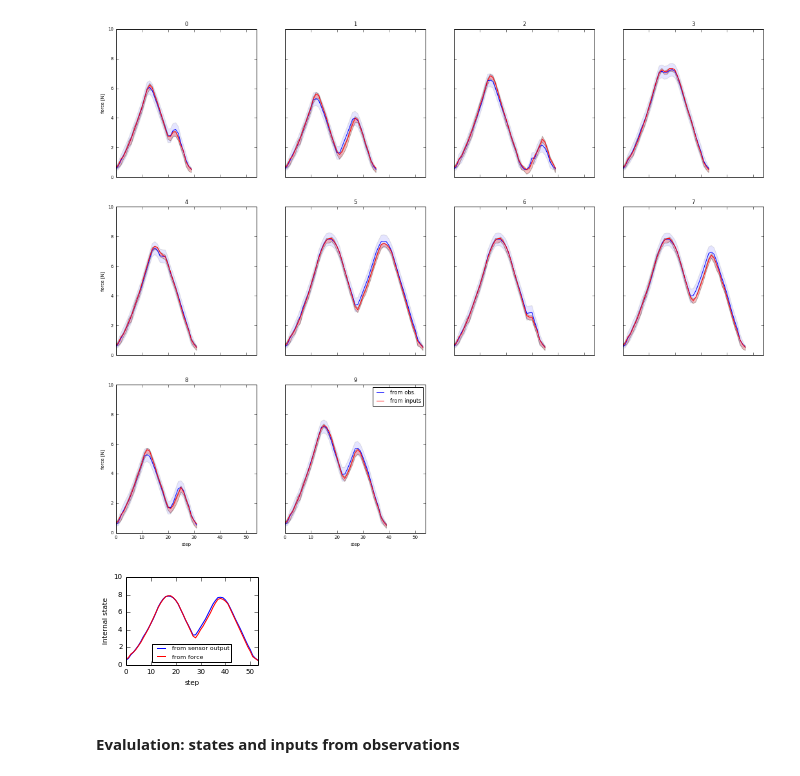
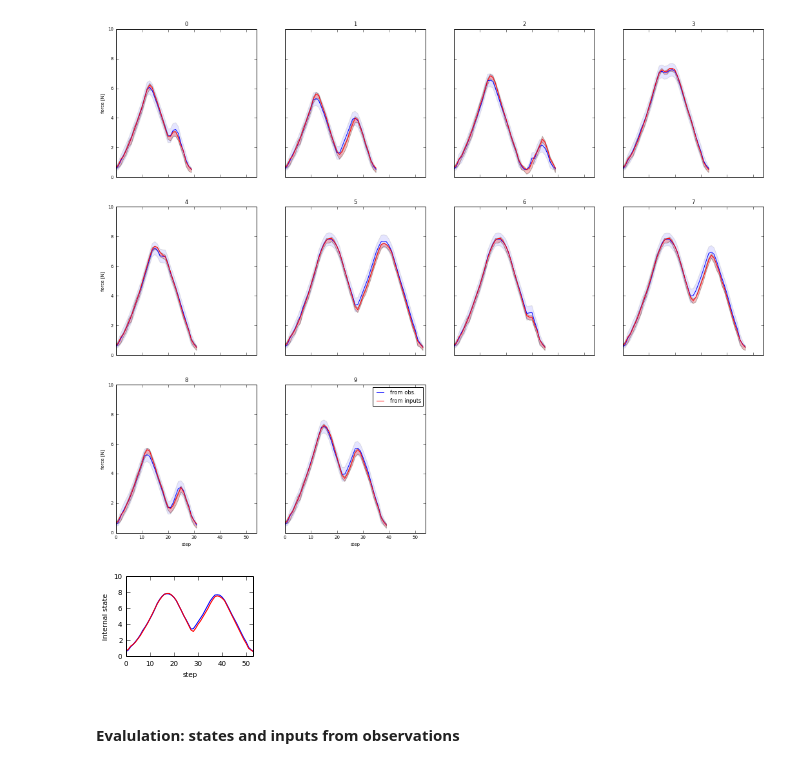
Before and after one commit to surban/ml, a Jupyter notebook: notebooks/Skin-ControlObservationChain-Factorgraph-Paper-Final-Hysteresis.ipynb, the cells around one changed output. Drawn from its saved outputs; the diff is of its cells as text; code cells hidden in the pictures.

```diff
--- a/notebooks/Skin-ControlObservationChain-Factorgraph-Paper-Final-Hysteresis.ipynb
+++ b/notebooks/Skin-ControlObservationChain-Factorgraph-Paper-Final-Hysteresis.ipynb
@@ -342,30 +348,33 @@ R2:    0.995294433699
 # %%
 figsize(6./2.54, 4./2.54)
 matplotlib.rcParams.update({'font.size': 7})
 
 max_force = 10
 max_skin = 2
 
 discrete_force = ws_hys_tst.discrete_force['tst'][:, psmpl:psmpl+1]
 observations = select_features(ws_hys_tst, ws_obs_trn.skin['tst'][..., psmpl:psmpl+1])
 valid = ws_hys_tst.valid['tst'][:, psmpl:psmpl+1]
 
 states, _ = iterate_over_samples(sc.infer_states, valid, observations)
 p_states, p_log_p = iterate_over_samples(sc.fg_most_probable_states_given_inputs, valid, discrete_force)
 
 plot_mc(valid, ws_hys_tst.from_discrete_force(states), color='b', label="from sensor output",
         ylabel="internal state", ymax=10)
-plot_mc(valid, ws_hys_tst.from_discrete_force(p_states), color='r', label="from force")
+plot_mc(valid, ws_hys_tst.from_discrete_force(p_states), color='r', label="dynamic model")
 
 plt.title("")
 plt.xlim(0, 53)
 plt.xticks([0, 10, 20, 30, 40, 50])
 #plt.legend(["truth", "prediction"])
 plt.legend(loc='lower center', prop={'size':6})
+plt.gca().legend().set_visible(False)
 
+plt.gcf().subplots_adjust(bottom=0.2)
+plt.gcf().subplots_adjust(left=0.15)
 plt.savefig(r"Z:\Documents\Manuscripts\2014-Skin\state_comp.pdf")
 # %% [output]
-[figure, old version]
+[figure, new version]
 # %% [markdown]
 #### Evalulation: states and inputs from observations
 # %%
```
Also changed, not shown: parts of 8 cells of this notebook, 4 other files.
